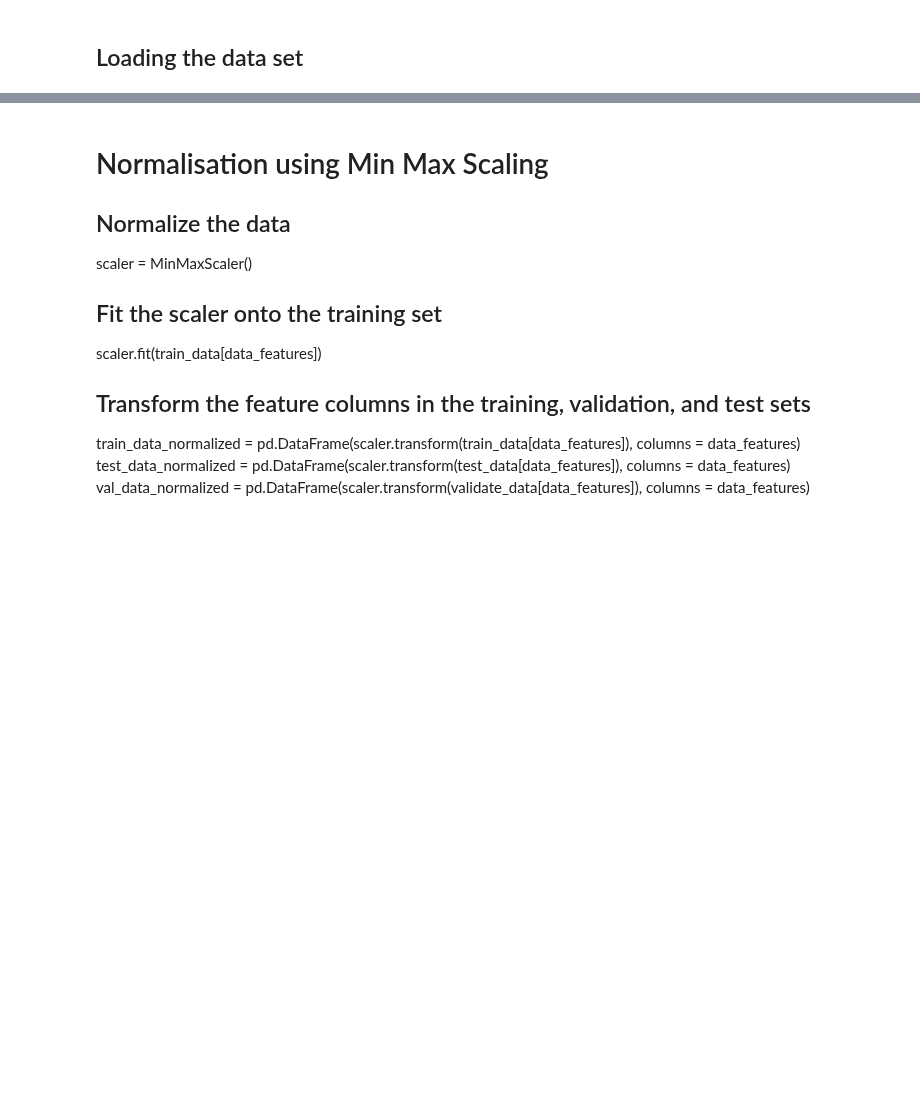
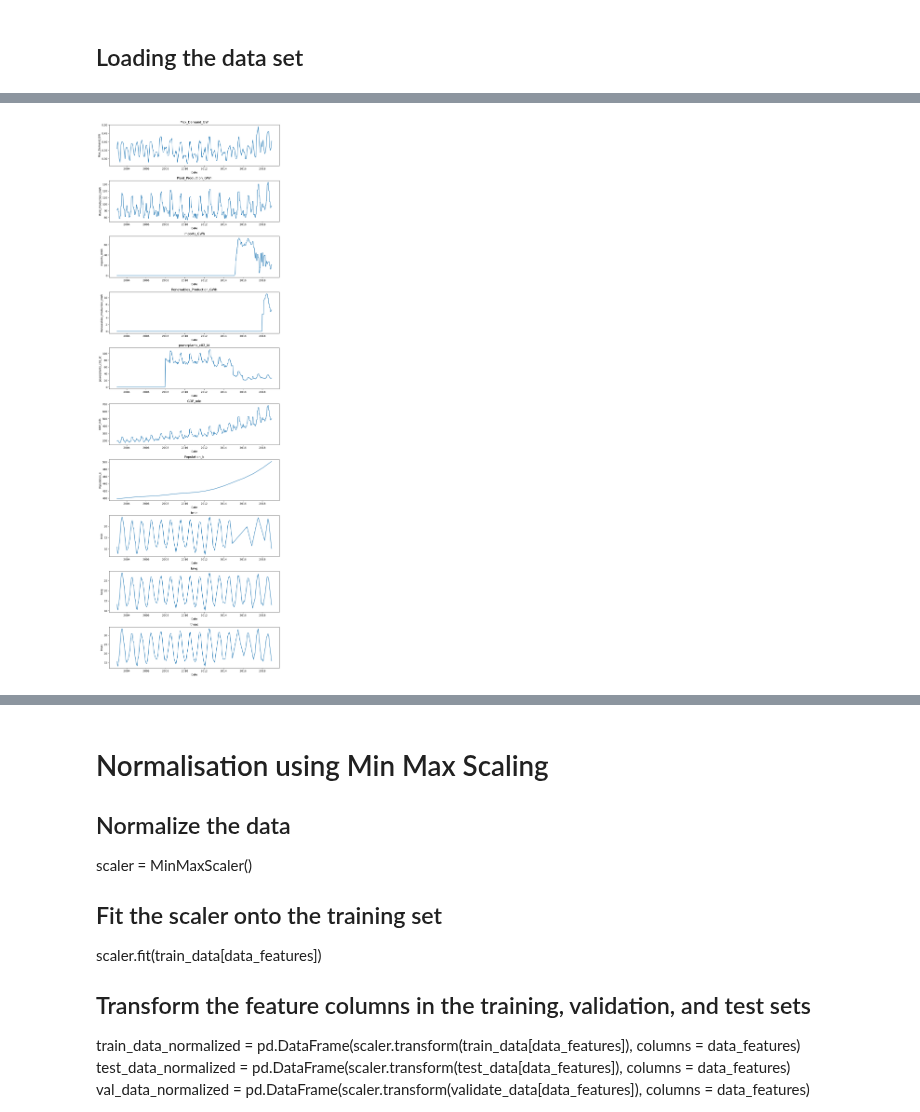
Before and after one commit to ATECO-malta/applied_ml_assignment, a Jupyter notebook: K-MeansModel.ipynb, the cells around one changed output, grey strips where cells are left out. Drawn from its saved outputs; the diff is of its cells as text; code cells hidden in the pictures; blank space fills up the shorter version.

```diff
--- a/K-MeansModel.ipynb
+++ b/K-MeansModel.ipynb
@@ -34,3 +39,26 @@ validate_data = pd.read_csv('data/validate_data.csv')
+# %%
+train_data['Date'] = pd.to_datetime(train_data['Date'])
+
+# Get the column names excluding the 'Date' column
+columns_to_plot = train_data.columns[1:]
+
+# Create subplots
+fig, axs = plt.subplots(nrows=len(columns_to_plot), figsize=(10, 3 * len(columns_to_plot)))
+
+# Plot each column against the date
+for i, column in enumerate(columns_to_plot):
+    axs[i].plot(train_data['Date'], train_data[column], label=column)
+    axs[i].set_title(column)
+    axs[i].set_xlabel('Date')
+    axs[i].set_ylabel(column)
+
+# Adjust layout to prevent clipping of labels
+plt.tight_layout()
+
+# Display the plots
+plt.show()
+# %% [output]
+[figure, added]
 # %%
 # Add together Plant Production, Imports and Renewables production to get total output to the grid
 train_data_prod = train_data['Plant_Production_GWh'] + train_data ['Imports_GWh'] + train_data['Renewables_Production_GWh']
```
Also changed, not shown: parts of 17 cells of this notebook, 1 other file.
